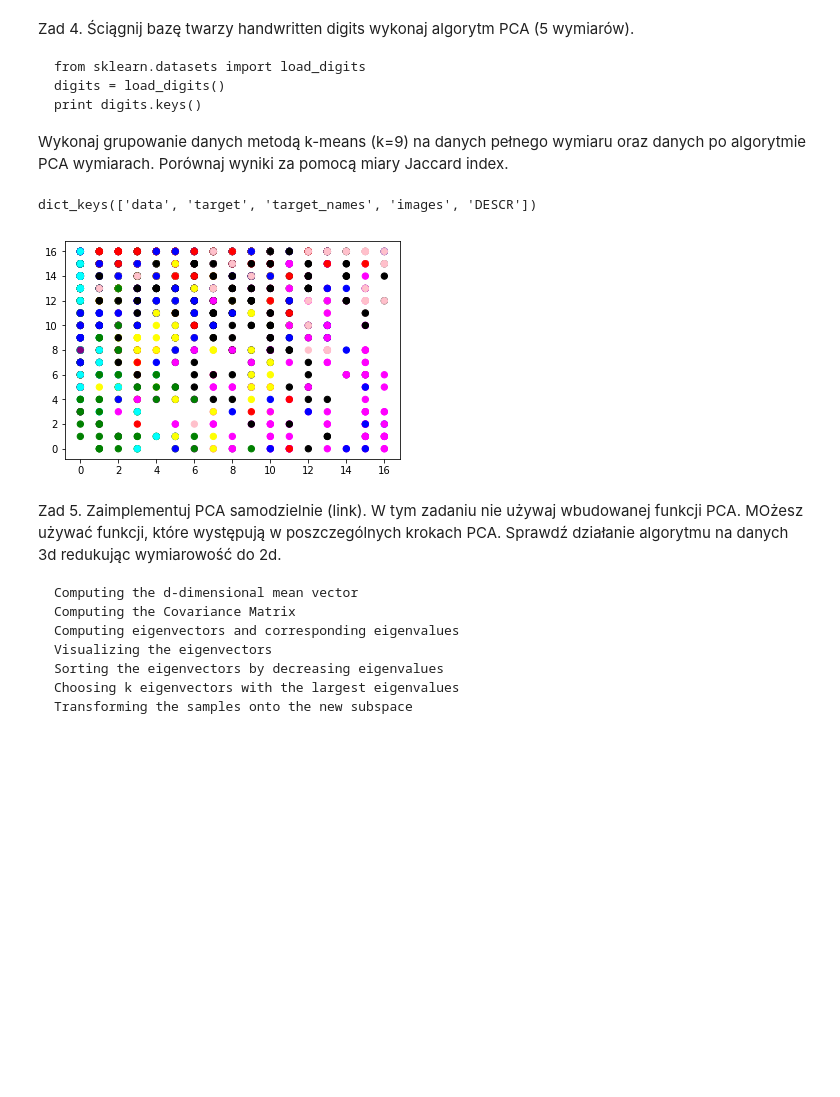
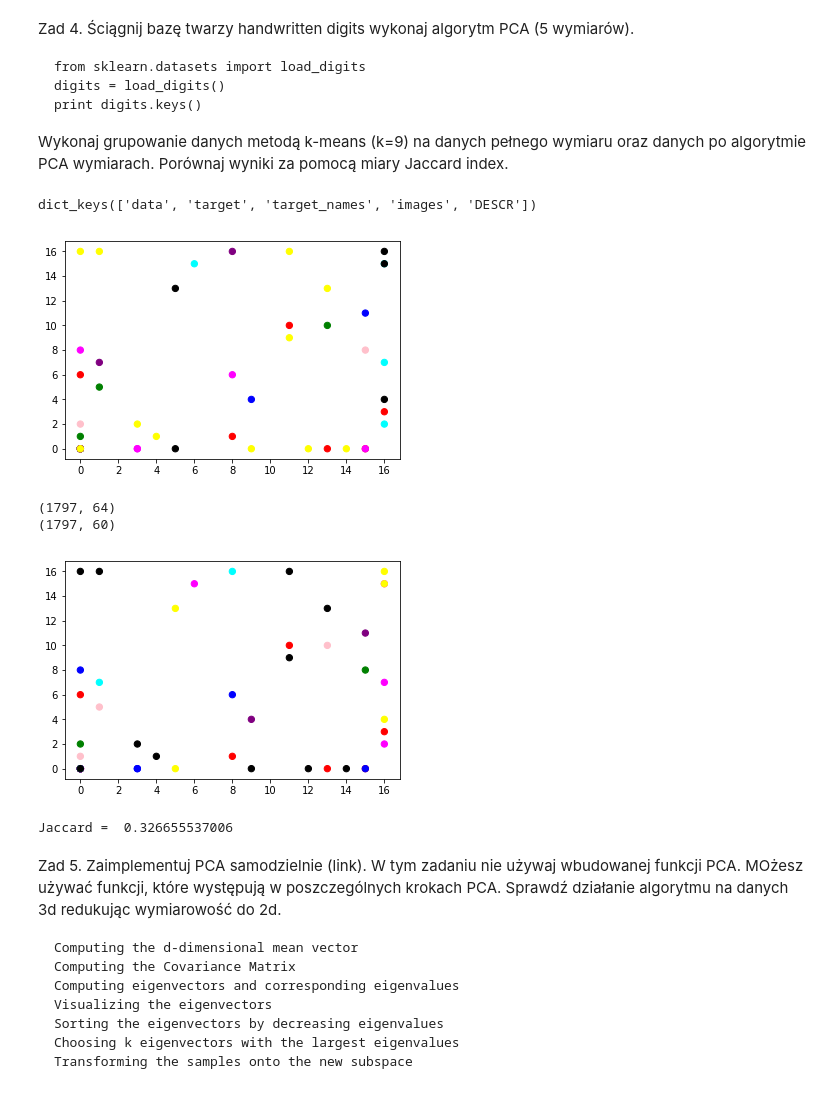
Before and after one commit to DentonJC/DA, a Jupyter notebook: CW5.ipynb, the cells around one changed output. Drawn from its saved outputs; the diff is of its cells as text; code cells hidden in the pictures; blank space fills up the shorter version.

```diff
--- a/CW5.ipynb
+++ b/CW5.ipynb
@@ -99,20 +205,48 @@ Wykonaj grupowanie danych metodą k-means (k=9) na danych pełnego wymiaru oraz
 # %%
 import pandas as pd
 from sklearn.cluster import KMeans
 from sklearn.datasets import load_digits
 digits = load_digits()
 print(digits.keys())
 x = pd.DataFrame(digits.data)
 
 model = KMeans(n_clusters=9)
 model.fit(x)
 
 colormap = np.array(['red', 'green', 'blue', 'yellow', 'black', 'purple', 'pink', 'cyan', 'magenta'])
-plt.scatter(x[2], x[4],c=colormap[model.labels_], s=40)
+plt.scatter(x.T[2], x.T[4],c=colormap[model.labels_], s=40)
 plt.show()
+
+print(x.shape)
+# reduce
+sklearn_pca2 = sklearnPCA(n_components=60)
+sklearn_transf2 = sklearn_pca2.fit_transform(x)
+#sklearn_transf2 = sklearn_transf2.T
+print(sklearn_transf2.shape)
+model2 = KMeans(n_clusters=9)
+model2.fit(sklearn_transf2)
+#colormap = np.array(['red', 'green', 'blue', 'yellow', 'black', 'purple', 'pink', 'cyan', 'magenta'])
+#plt.scatter(sklearn_transf2.T[2], sklearn_transf2.T[4],c=colormap[model2.labels_], s=40)
+#plt.show()
+
+sklearn_transf3 = sklearn_pca2.inverse_transform(sklearn_transf2)
+
+model3 = KMeans(n_clusters=9)
+model3.fit(sklearn_transf3)
+colormap = np.array(['red', 'green', 'blue', 'yellow', 'black', 'purple', 'pink', 'cyan', 'magenta'])
+
+plt.scatter(sklearn_transf3[2,:],sklearn_transf3[4,:],c=colormap[model3.labels_], s=40)
+plt.show()
+
+score = jaccard_similarity_score(model2.labels_, model3.labels_) #warning, random order of targets!
+print("Jaccard = ",score)
 # %% [output]
 dict_keys(['data', 'target', 'target_names', 'images', 'DESCR'])
-[figure, old version]
+[figure, new version]
+(1797, 64)
+(1797, 60)
+[figure, added]
+Jaccard =  0.326655537006
 # %% [markdown]
  Zad 5.
 Zaimplementuj PCA samodzielnie (link).
```
Also changed, not shown: parts of 8 cells of this notebook.
